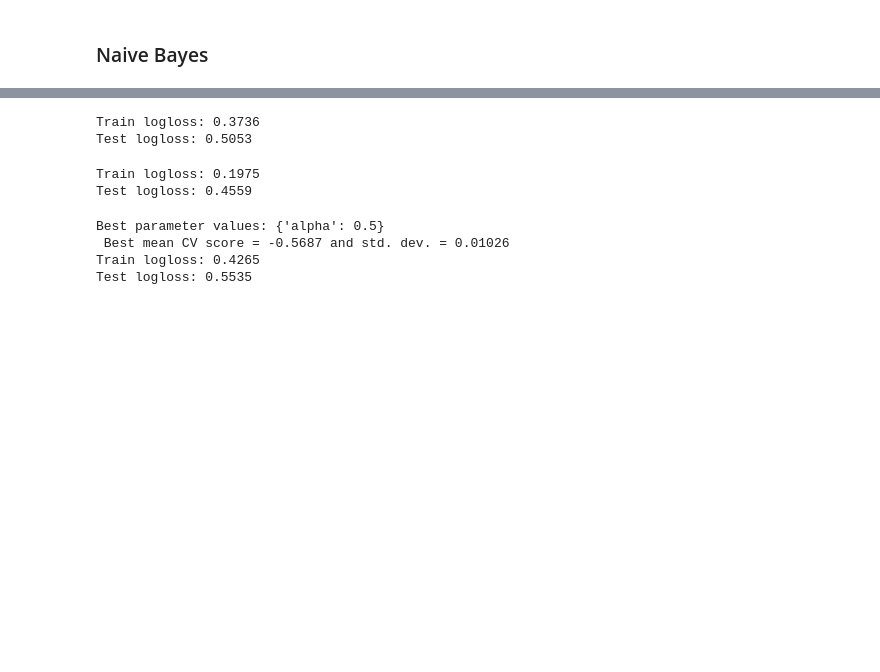
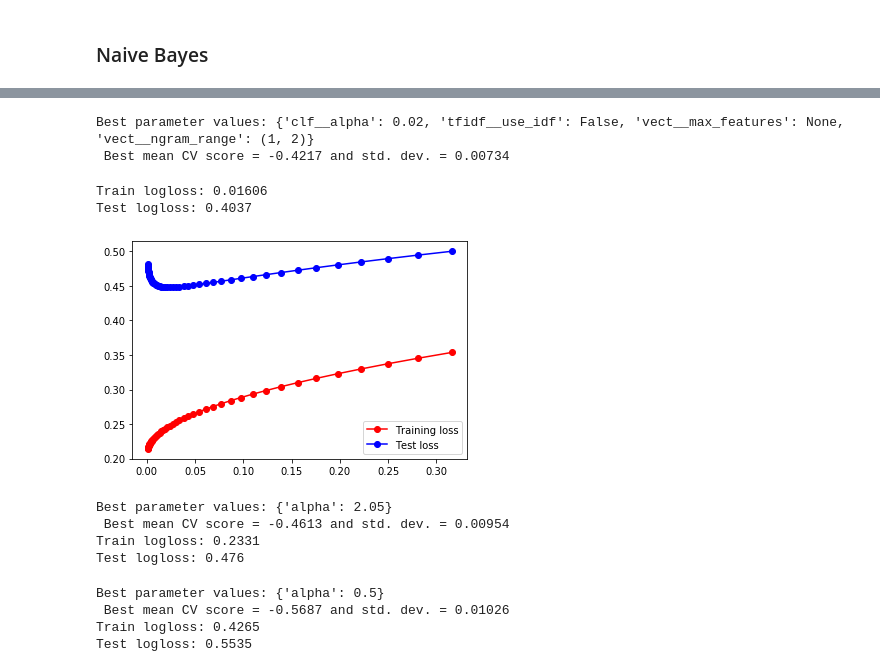
Before and after one commit to dsanyal/Spooky_Author_Classification, a Jupyter notebook: src/model.ipynb, the cells around one changed output, grey strips where cells are left out. Drawn from its saved outputs; the diff is of its cells as text; code cells hidden in the pictures; blank space fills up the shorter version.

Commit message:
updated grid search

```diff
--- a/src/model.ipynb
+++ b/src/model.ipynb
@@ -252 +267,23 @@ Test logloss: 0.4197
+# %%
+clf = Pipeline([('vect', CountVectorizer(strip_accents= 'unicode', max_df= 0.8)),
+                      ('tfidf', TfidfTransformer()),
+                      ('clf', MultinomialNB()),
+])
+
+# parameter tuning with grid search
+parameters = {'vect__ngram_range': [(1, 1), (1, 2), (1, 3)],
+              'vect__max_features': [None, 10000, 30000],
+              'tfidf__use_idf': (True, False),
+              'clf__alpha': np.arange(0.01, 0.1, 0.01),
+}
+gs_clf = grid_search(clf, parameters, X_train.text, y_train, n_folds = 5, score_func = mlogloss)
+# %% [output]
+Best parameter values: {'clf__alpha': 0.02, 'tfidf__use_idf': False, 'vect__max_features': None, 'vect__ngram_range': (1, 2)}
+ Best mean CV score = -0.4217 and std. dev. = 0.00734
+# %%
+print('Train logloss: {:.4}'.format(log_loss(y_train,gs_clf.predict_proba(X_train.text))))
+print('Test logloss: {:.4}'.format(log_loss(y_test,gs_clf.predict_proba(X_test.text))))
+# %% [output]
+Train logloss: 0.01606
+Test logloss: 0.4037
 # %%
@@ -261,26 +300,44 @@ tfidf2.fit(X_train.text)
 # Transform both the training set and the test set with the transformer
 tfidf_train2 = tfidf2.transform(X_train.text)
 tfidf_test2 = tfidf2.transform(X_test.text)
+# %%
+#clf_mulNB2 = MultinomialNB(alpha = 0.4)
+
+#clf_mulNB2.fit(tfidf_train2, y_train)
+
+#print('Train logloss: {:.4}'.format(log_loss(y_train,clf_mulNB2.predict_proba(tfidf_train2))))
+#print('Test logloss: {:.4}'.format(log_loss(y_test,clf_mulNB2.predict_proba(tfidf_test2))))
+
+train_losses = []
+test_losses = []
+alphas = np.logspace(-3,-0.5,num = 50)
+#alphas = [0.0001, 0.001, 0.005, 0.01, 0.05, 0.1, 0.2]
+for alpha in alphas:
+    clf_mulNB2 = MultinomialNB(alpha = alpha)
+    clf_mulNB2.fit(tfidf_train2, y_train)
+    train_losses.append(log_loss(y_train,clf_mulNB2.predict_proba(tfidf_train2)))
+    test_losses.append(log_loss(y_test,clf_mulNB2.predict_proba(tfidf_test2)))
+
+plt.plot(alphas, train_losses, 'ro-', label = 'Training loss');
+plt.plot(alphas, test_losses, 'bo-', label = 'Test loss');
+plt.legend();
+# %% [output]
+[figure, added]
 # %%
-clf_mulNB2 = MultinomialNB(alpha = 0.4)
+# With word count features
 
-clf_mulNB2.fit(tfidf_train2, y_train)
+clf_mulNBcount = MultinomialNB()
+parameters = {'alpha': np.arange(0.05,3,0.5)}
+mulNB_count_word = grid_search(clf_mulNBcount, parameters, countvec_train, y_train, n_folds = 5, score_func= mlogloss)
 
-print('Train logloss: {:.4}'.format(log_loss(y_train,clf_mulNB2.predict_proba(tfidf_train2))))
-print('Test logloss: {:.4}'.format(log_loss(y_test,clf_mulNB2.predict_proba(tfidf_test2))))
+
+print('Train logloss: {:.4}'.format(log_loss(y_train,mulNB_count_word.predict_proba(countvec_train))))
+print('Test logloss: {:.4}'.format(log_loss(y_test,mulNB_count_word.predict_proba(countvec_test))))
 # %% [output]
-Train logloss: 0.3736
-Test logloss: 0.5053
+Best parameter values: {'alpha': 2.05}
+ Best mean CV score = -0.4613 and std. dev. = 0.00954
+Train logloss: 0.2331
+Test logloss: 0.476
-# %%
-# With word count features
-
-clf_mulNBcount = MultinomialNB()
-clf_mulNBcount.fit(countvec_train, y_train)
-print('Train logloss: {:.4}'.format(log_loss(y_train,clf_mulNBcount.predict_proba(countvec_train))))
-print('Test logloss: {:.4}'.format(log_loss(y_test,clf_mulNBcount.predict_proba(countvec_test))))
-# %% [output]
-Train logloss: 0.1975
-Test logloss: 0.4559
 # %%
 ## With tfidf char-level features
 
```
Also changed, not shown: parts of 23 cells of this notebook.
